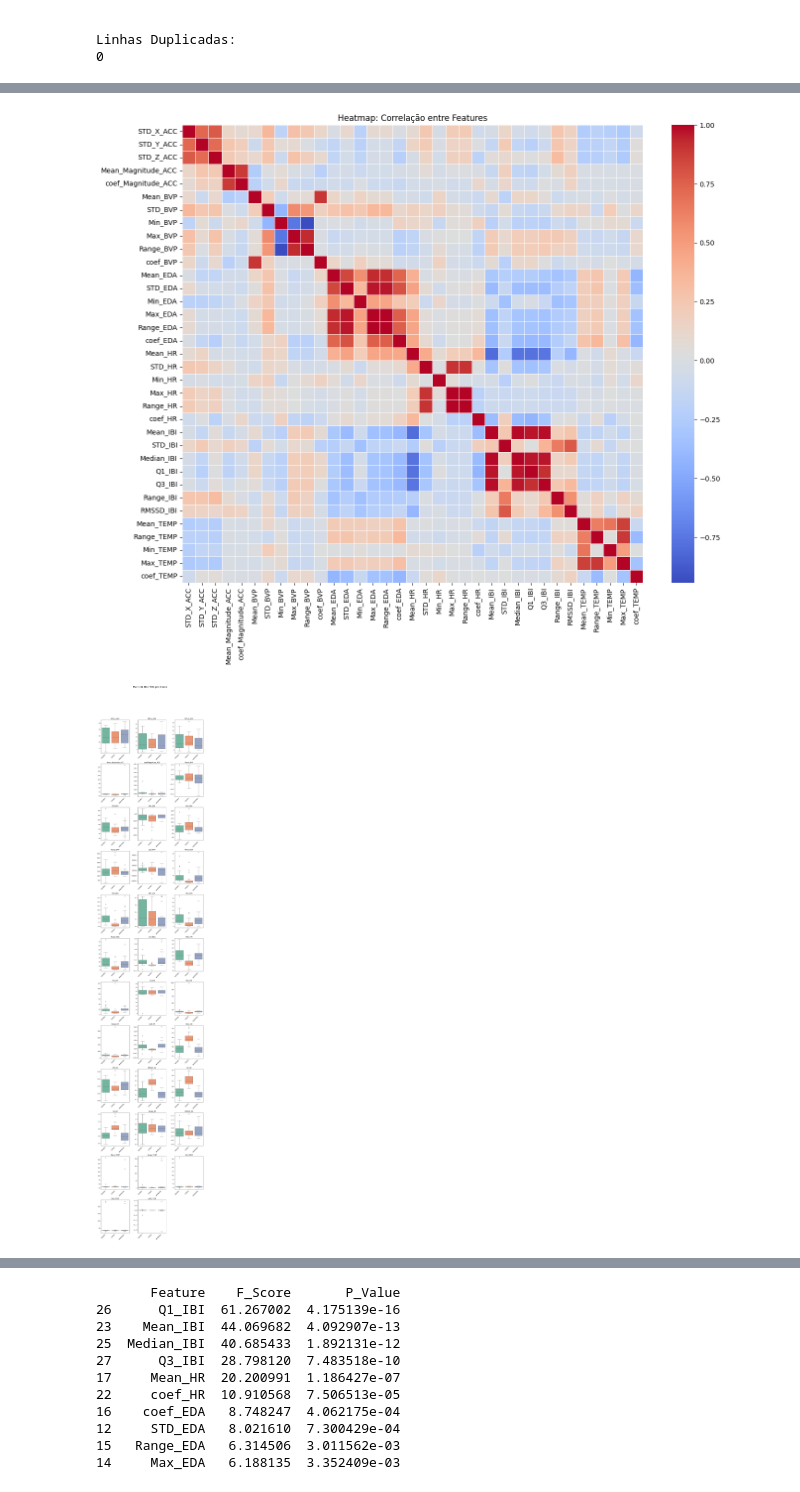
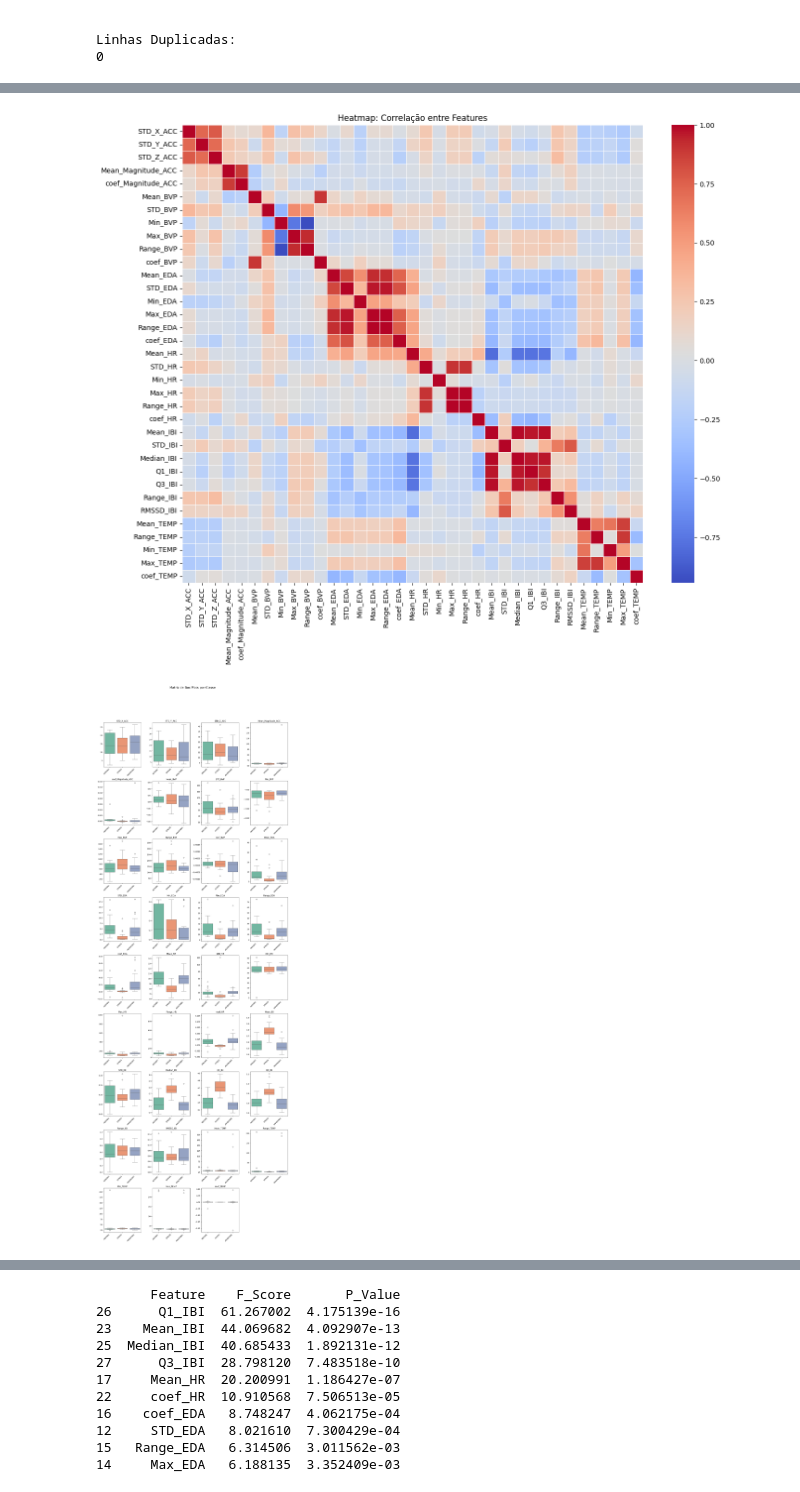
Before and after one commit to ottonifel/PROJETO_ML_FelipeOttoni_LeticiaAlmeida, a Jupyter notebook: main.ipynb, the cells around one changed output, grey strips where cells are left out. Cells and saved outputs as stored; diff of their text form; code cells hidden in the pictures.

```diff
--- a/main.ipynb
+++ b/main.ipynb
@@ -287,17 +334,17 @@ Linhas Duplicadas:
 # %%
 import seaborn as sns
 import matplotlib.pyplot as plt
 from scripts import plot_boxplots_por_classe, plot_individual_boxplots, plot_heatmap
 
 # 1. CONJUNTO DE BOXPLOTS INDIVIDUAIS: df_sensors
 plot_individual_boxplots(df_sensors)
 
 # 2. HEATMAP: df_sensors
 plot_heatmap(df_sensors)
 
 # BOXPLOT POR CLASSE: df_sensors
-plot_boxplots_por_classe(df_sensors)
+plot_boxplots_por_classe(df_sensors, n_cols=4)
 # %% [output]
 [figure]
 [figure]
-[figure, old version]
+[figure, new version]
```
Also changed, not shown: parts of 17 cells of this notebook, 1 other file.
